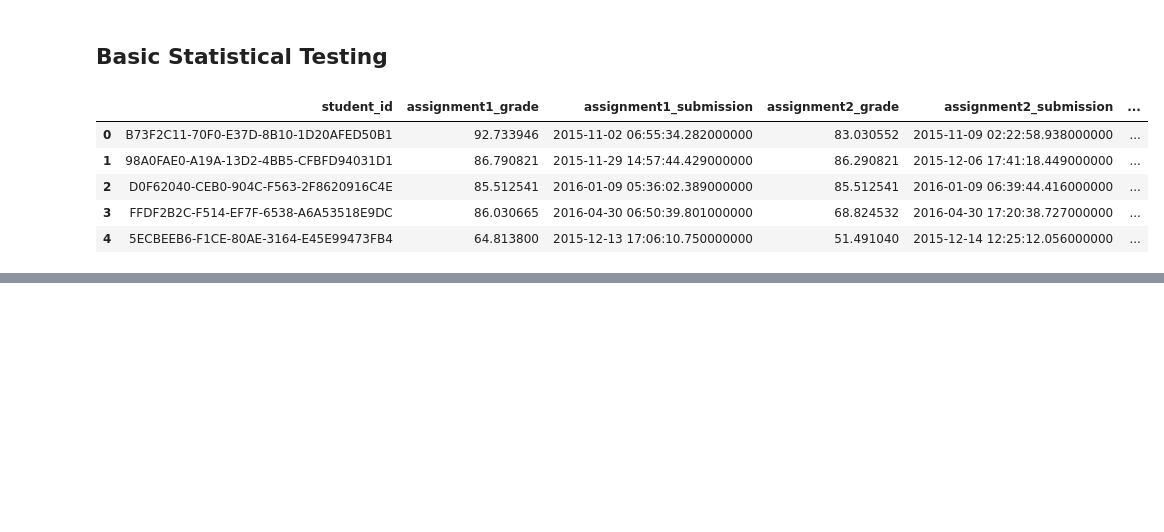
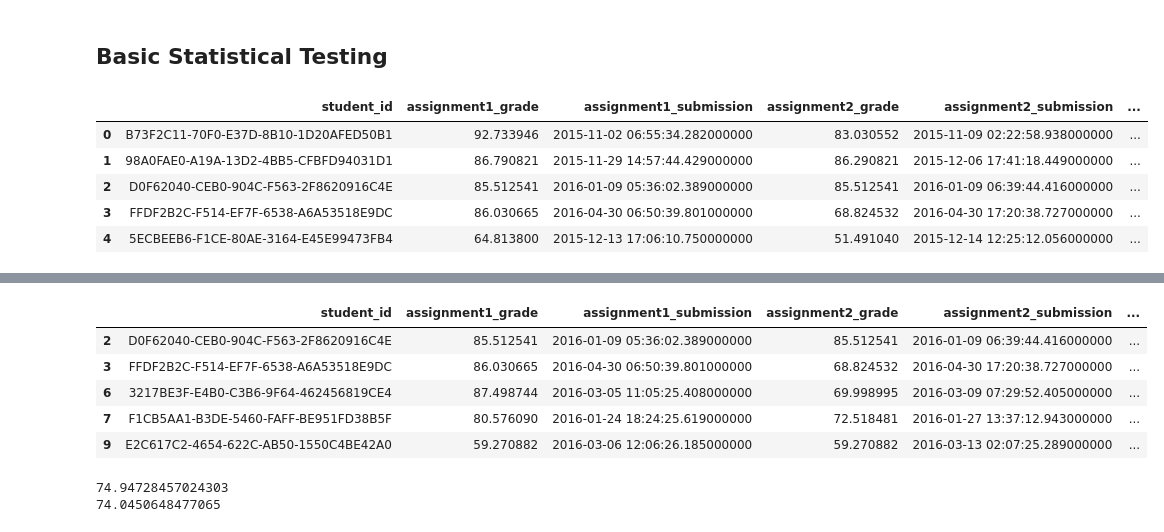
Before and after one commit to irinavalenzuela/Applied-Data-Science-Python, a Jupyter notebook: Week4_Data_manipulation.ipynb, the cells around one changed output, grey strips where cells are left out. Cells and saved outputs as stored; diff of their text form; code cells hidden in the pictures; blank space fills up the shorter version.

```diff
--- a/Week4_Data_manipulation.ipynb
+++ b/Week4_Data_manipulation.ipynb
@@ -52,6 +79,17 @@ df.head()
 # %%
 # Here's my solution. First, the dataframe df and the early_finishers share index values, so I really just
 # want everything in the df which is not in early_finishers
+
+late_finishers=df[~df.index.isin(early_finishers.index)]
+
+late_finishers.head()
+# %% [output]
+|  | student_id | assignment1_grade | assignment1_submission | assignment2_grade | assignment2_submission | ... |
+| 2 | D0F62040-CEB0-904C-F563-2F8620916C4E | 85.512541 | 2016-01-09 05:36:02.389000000 | 85.512541 | 2016-01-09 06:39:44.416000000 | ... |
+| 3 | FFDF2B2C-F514-EF7F-6538-A6A53518E9DC | 86.030665 | 2016-04-30 06:50:39.801000000 | 68.824532 | 2016-04-30 17:20:38.727000000 | ... |
+| 6 | 3217BE3F-E4B0-C3B6-9F64-462456819CE4 | 87.498744 | 2016-03-05 11:05:25.408000000 | 69.998995 | 2016-03-09 07:29:52.405000000 | ... |
+| 7 | F1CB5AA1-B3DE-5460-FAFF-BE951FD38B5F | 80.576090 | 2016-01-24 18:24:25.619000000 | 72.518481 | 2016-01-27 13:37:12.943000000 | ... |
+| 9 | E2C617C2-4654-622C-AB50-1550C4BE42A0 | 59.270882 | 2016-03-06 12:06:26.185000000 | 59.270882 | 2016-03-13 02:07:25.289000000 | ... |
 # %%
 # There are lots of other ways to do this. For instance, you could just copy and paste the first projection
 # and change the sign from less than to greater than or equal to. This is ok, but if you decide you want to
@@ -63,7 +101,15 @@ df.head()
 # %%
 # As you've seen, the pandas data frame object has a variety of statistical functions associated with it. If
 # we call the mean function directly on the data frame, we see that each of the means for the assignments are
-# calculated. Let's compare the means for our two populations
+# calculated.
+
+# Let's compare the means for our two populations
+
+print(early_finishers['assignment1_grade'].mean())
+print(late_finishers['assignment1_grade'].mean())
+# %% [output]
+74.94728457024303
+74.0450648477065
 # %%
 # Ok, these look pretty similar. But, are they the same? What do we mean by similar? This is where the
 # students' t-test comes in. It allows us to form the alternative hypothesis ("These are different") as well
```
Also changed, not shown: parts of 5 cells of this notebook.
